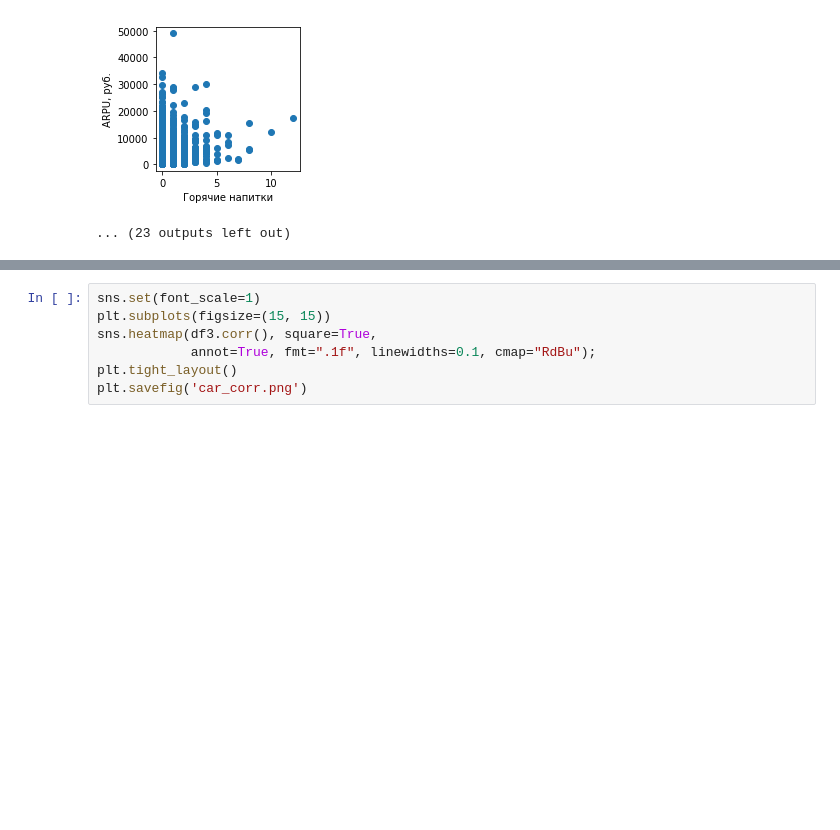
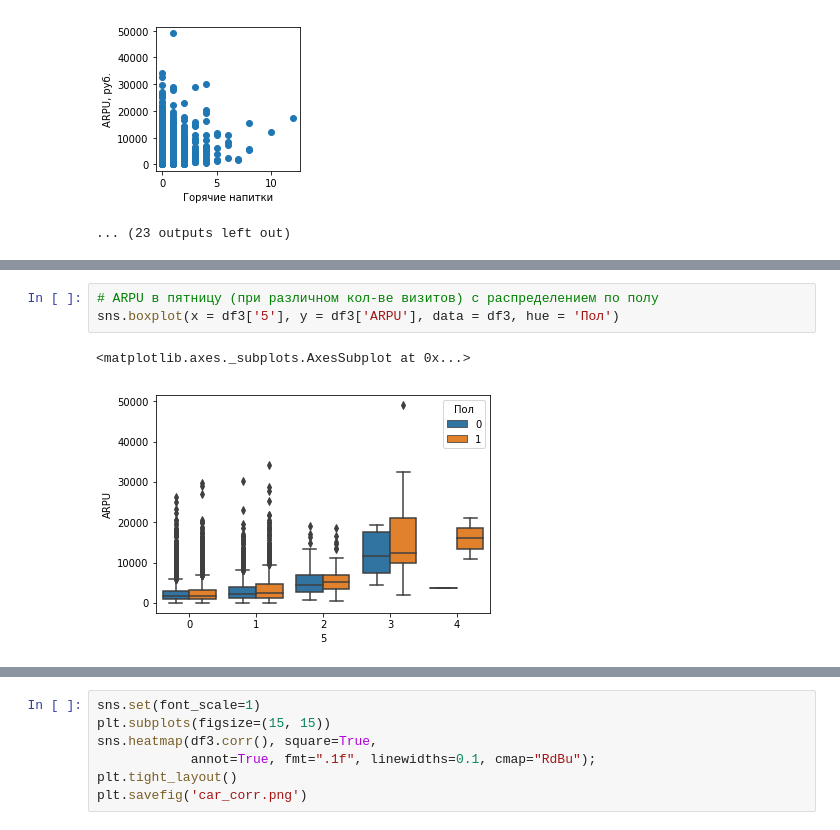
Before and after one commit to Viktoriia2020/Viktoriia, a Jupyter notebook: 1Предобработка.ipynb, the cells around one changed output, grey strips where cells are left out. Cells and saved outputs as stored; diff of their text form; blank space fills up the shorter version.

```diff
--- a/1Предобработка.ipynb
+++ b/1Предобработка.ipynb
@@ -447,0 +461,6 @@ for col in df3.columns:
+# %%
+# ARPU в пятницу (при различном кол-ве визитов) с распределением по полу
+sns.boxplot(x = df3['5'], y = df3['ARPU'], data = df3, hue = 'Пол')
+# %% [output]
+<matplotlib.axes._subplots.AxesSubplot at 0x...>
+[figure, added]
```
Also changed, not shown: parts of 30 cells of this notebook, 7 other files.
